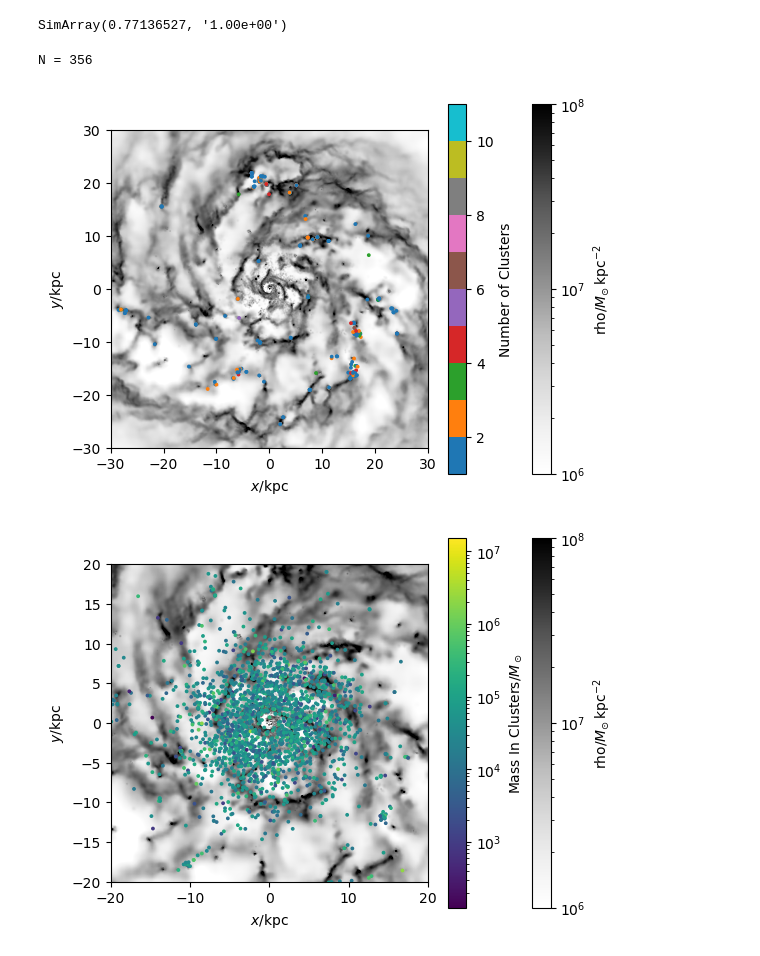
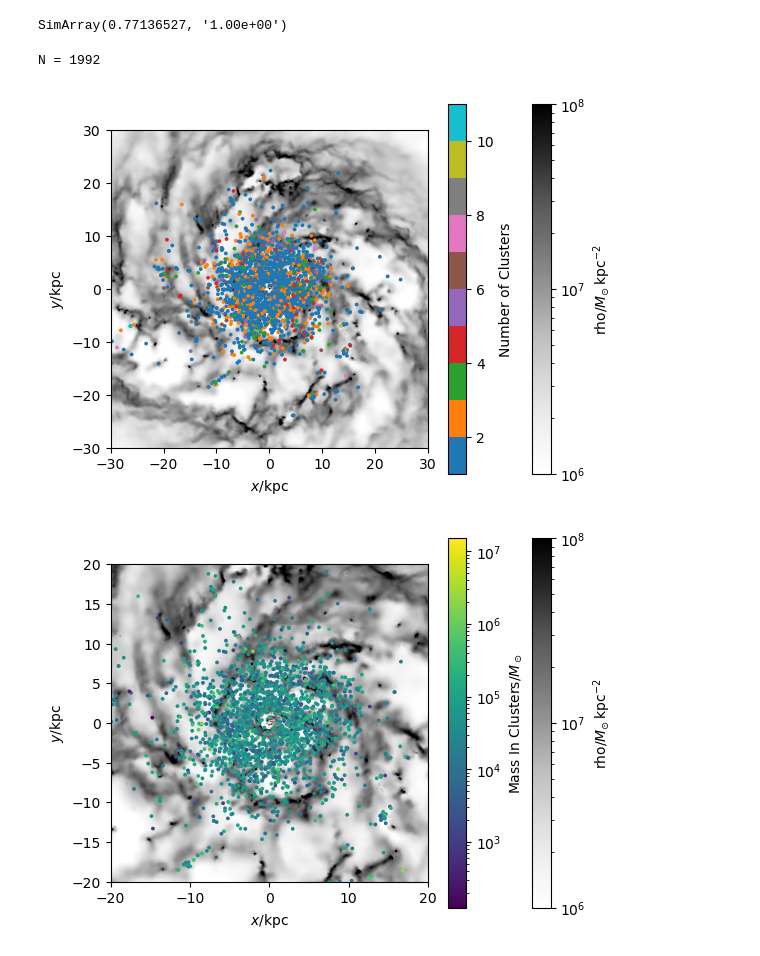
Before and after one commit to pablocoque/post_process_routines, a Jupyter notebook: mass_functions_compare.ipynb, the cells around one changed output. Cells and saved outputs as stored; diff of their text form; code cells hidden in the pictures.

```diff
--- a/mass_functions_compare.ipynb
+++ b/mass_functions_compare.ipynb
@@ -76,15 +76,15 @@ SimArray(0.77136527, '1.00e+00')
 # %%
 fig = plt.figure()
 ax = fig.add_subplot(111)
 pynbody.plot.sph.image(s.g, qty='rho', units='Msol kpc^-2', width=60, cmap=cm.Greys, log=True, vmin=1e6, vmax=1e8, subplot=ax)
-mask_mainhalo = (s.s['NumberOfClusters'] > 0) * (np.abs(s.s['x']) < 50) * (np.abs(s.s['y']) < 50) * (s.s['age'].in_units('Gyr') < 1)
+mask_mainhalo = (s.s['NumberOfClusters'] > 0) * (np.abs(s.s['x']) < 50) * (np.abs(s.s['y']) < 50) * (s.s['age'].in_units('Gyr') > 1)
 cb = ax.scatter(s.s[mask_mainhalo]['x'], s.s[mask_mainhalo]['y'], c=s.s[mask_mainhalo]['NumberOfClusters'], s=3, cmap=cm.tab10)
 ax.set(xlim=(-30,30), ylim=(-30,30))
 cbar = fig.colorbar(cb, ax=ax).set_label('Number of Clusters')
 print('N = {:2d}'.format(mask_mainhalo.sum()))
 # %% [output]
-N = 356
+N = 1992
-[figure, old version]
+[figure, new version]
 # %%
 fig = plt.figure()
 ax = fig.add_subplot(111)
```
Also changed, not shown: parts of 4 cells of this notebook, 1 other file.
